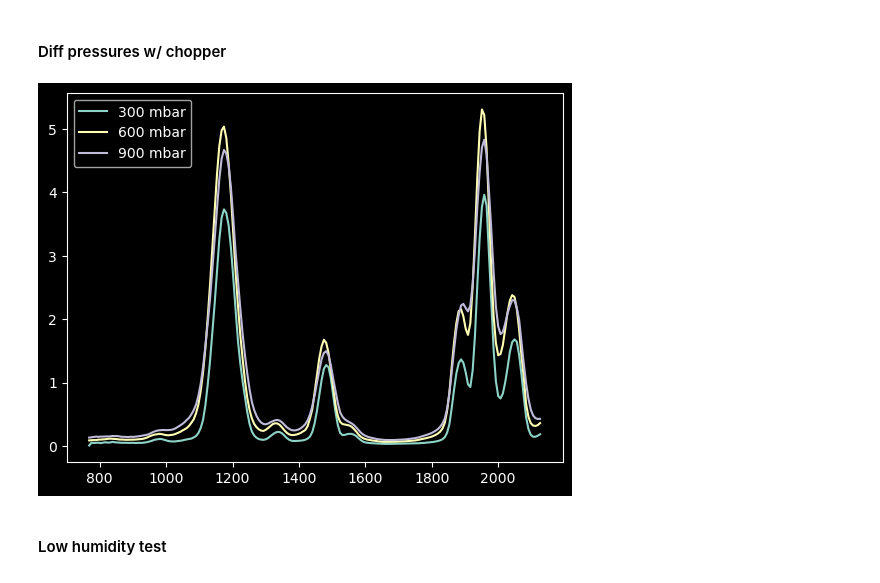
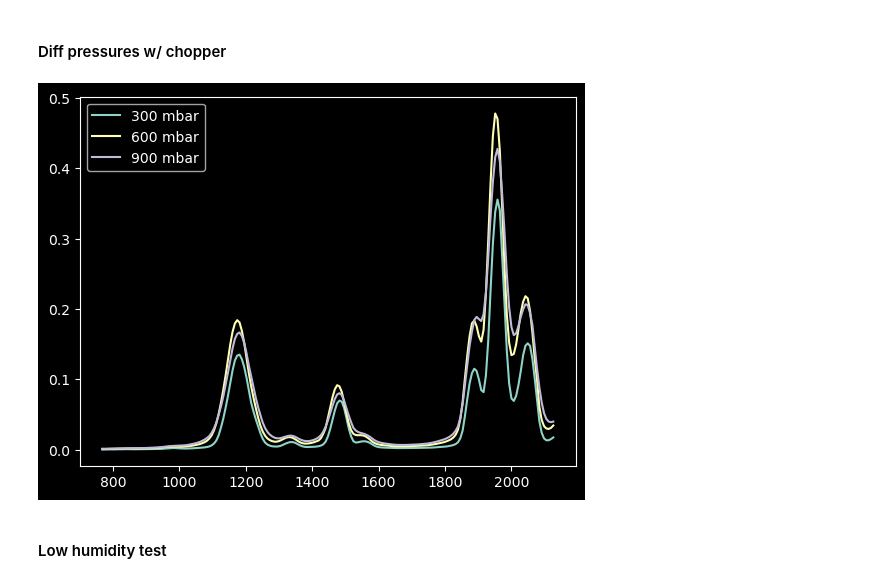
Before and after one commit to lampnis/aerosol-things, a Jupyter notebook: codes/nb.ipynb, the cells around one changed output. Saved outputs shown, nothing was run; the diff lists cells and outputs as text; code cells hidden in the pictures.

```diff
--- a/codes/nb.ipynb
+++ b/codes/nb.ipynb
@@ -919,19 +919,19 @@ plt.show()
 # %%
 path_pressure_tests_5 = './datas/amptests/h2o_6983_6678/p_tests/5/'
 prs_sig_300 = r'gasx_300_.+'
 prs_sig_600 = r'gasx_600_.+'
 prs_sig_900 = r'gasx_900_.+'
 cm300 = CEPAS_measurement(path_pressure_tests_5, prs_sig_300, col_names)
 cm600 = CEPAS_measurement(path_pressure_tests_5, prs_sig_600, col_names)
 cm900 = CEPAS_measurement(path_pressure_tests_5, prs_sig_900, col_names)
 cols = list(cm300.spectra_list[0].columns)
-plt.plot(cm300.spectra_list[1]['offset1'], cm300.spectra_list[1]['H2_pnorm'], label="300 mbar")
-plt.plot(cm600.spectra_list[1]['offset1'], cm600.spectra_list[1]['H2_pnorm'], label="600 mbar")
-plt.plot(cm900.spectra_list[1]['offset1'], cm900.spectra_list[1]['H2_pnorm'], label="900 mbar")
+plt.plot(cm300.spectra_list[1]['offset1'], cm300.spectra_list[1]['H2'], label="300 mbar")
+plt.plot(cm600.spectra_list[1]['offset1'], cm600.spectra_list[1]['H2'], label="600 mbar")
+plt.plot(cm900.spectra_list[1]['offset1'], cm900.spectra_list[1]['H2'], label="900 mbar")
 plt.legend()
 plt.show()
 # %% [output]
-[figure, old version]
+[figure, new version]
 # %% [markdown]
 #### Low humidity test
 # %%
```
Also changed, not shown: 1 other file.
